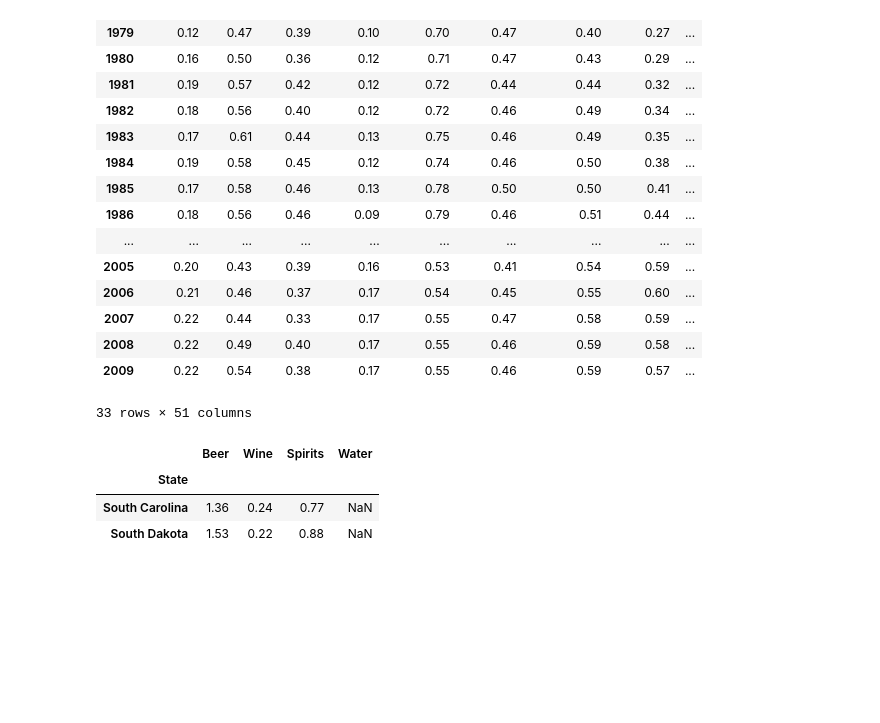
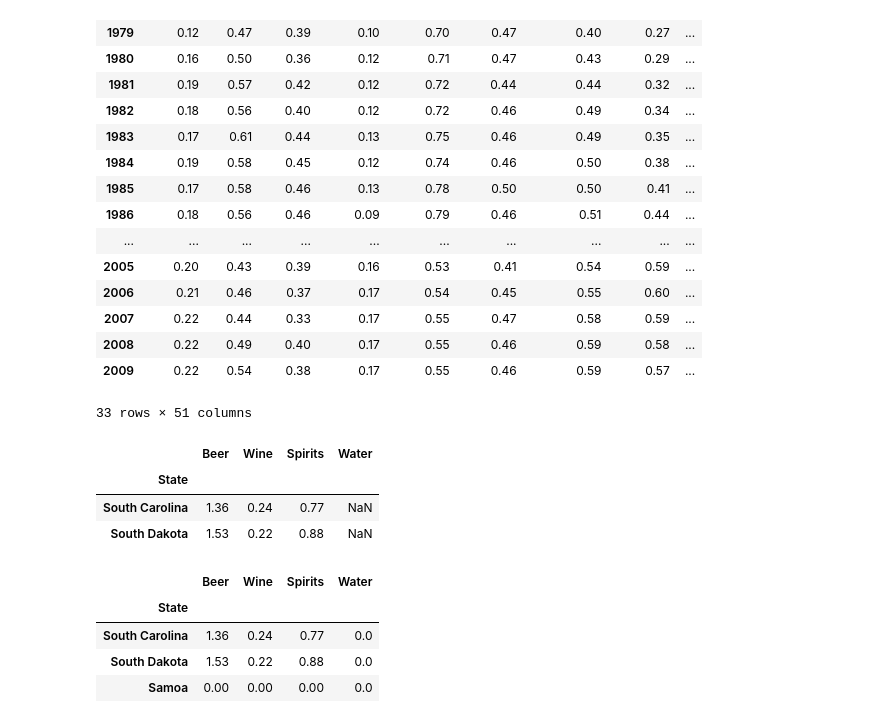
Before and after one commit to LunaALL/DataStudy, a Jupyter notebook: DataEngineering/pandasstuDataFrame.ipynb, the cells around one changed output. Saved outputs shown, nothing was run; the diff lists cells and outputs as text; code cells hidden in the pictures; blank space fills up the shorter version.

```diff
--- a/DataEngineering/pandasstuDataFrame.ipynb
+++ b/DataEngineering/pandasstuDataFrame.ipynb
@@ -169,3 +169,16 @@ nan_alco.dropna(how="all")
 | State |  |  |  |  |
 | South Carolina | 1.36 | 0.24 | 0.77 | NaN |
 | South Dakota | 1.53 | 0.22 | 0.88 | NaN |
+# %%
+nan_alco.isnull()
+
+nan_alco.notnull()
+
+#결측치에 0으로 채워넣기
+nan_alco.fillna(0)
+# %% [output]
+|  | Beer | Wine | Spirits | Water |
+| State |  |  |  |  |
+| South Carolina | 1.36 | 0.24 | 0.77 | 0.0 |
+| South Dakota | 1.53 | 0.22 | 0.88 | 0.0 |
+| Samoa | 0.00 | 0.00 | 0.00 | 0.0 |
```
